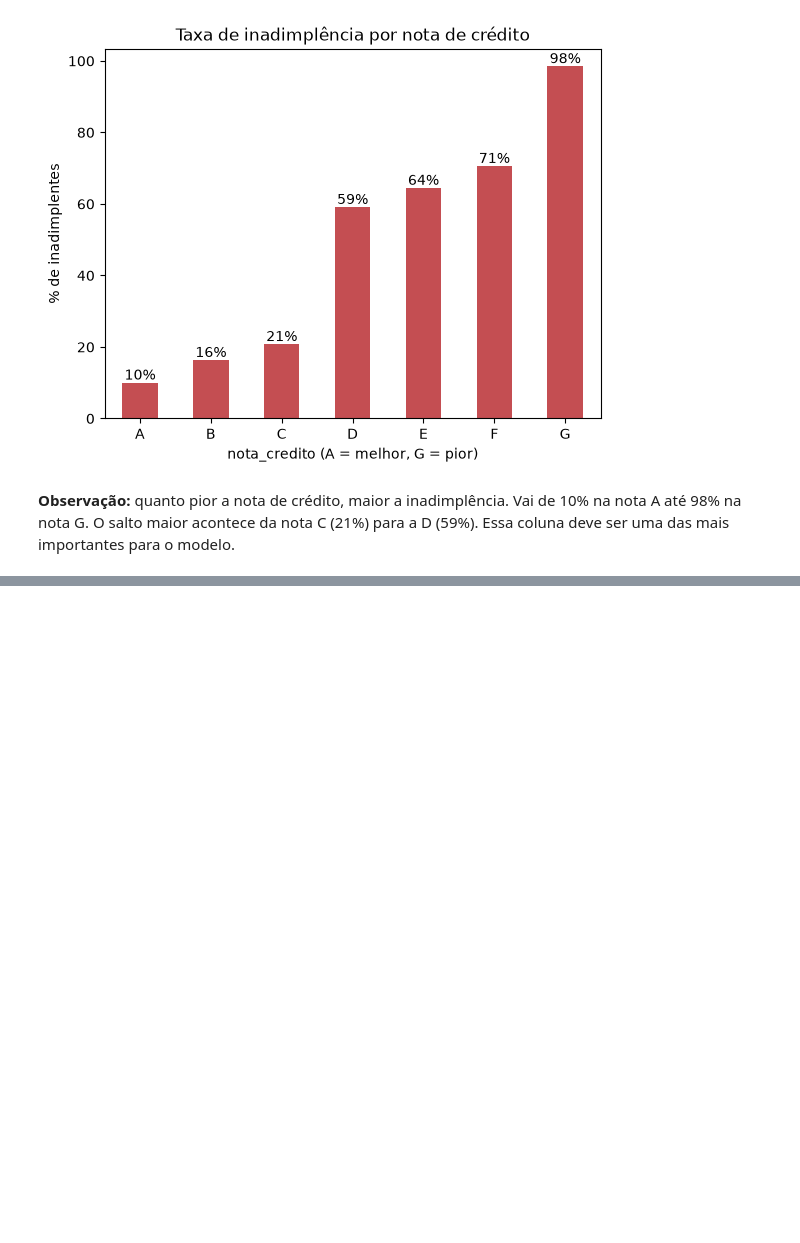
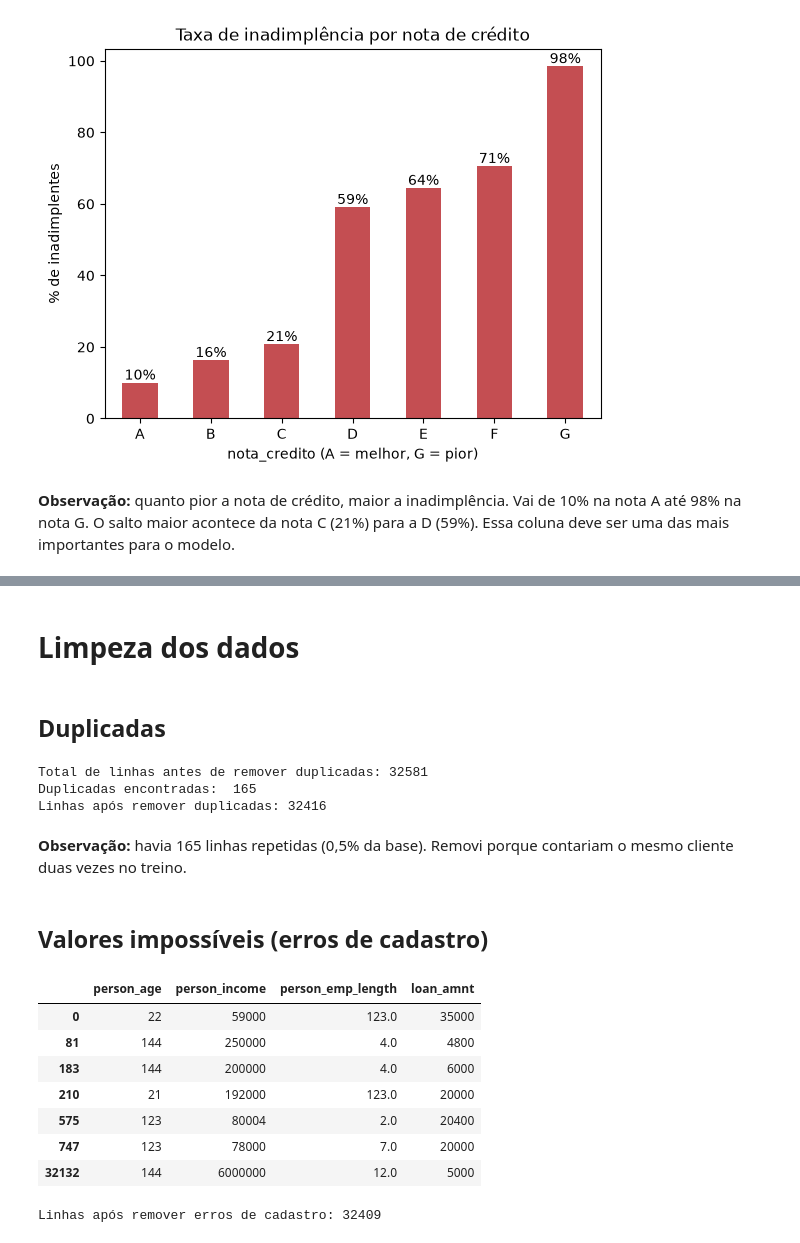
Before and after one commit to LuizPk13/M3_Projeto_Final_Risco_Credito, a Jupyter notebook: notebooks/01_eda_limpeza.ipynb, the cells around one changed output, grey strips where cells are left out. Saved outputs shown, nothing was run; the diff lists cells and outputs as text; code cells hidden in the pictures; blank space fills up the shorter version.

Commit message:
feat: adiciona limpeza de duplicadas, erros de cadastro e analise de nulos

```diff
--- a/notebooks/01_eda_limpeza.ipynb
+++ b/notebooks/01_eda_limpeza.ipynb
@@ -193,2 +193,43 @@ plt.show()
 
 A base tem 32.581 clientes e é desbalanceada (78% adimplentes e 22% inadimplentes), então não vou usar a acurácia como métrica principal e vou tratar o desbalanceamento só no treino. Encontrei valores impossíveis, como idades de até 144 anos e tempo de emprego de 123 anos, que vou remover por serem erros de cadastro. Os outros valores extremos, como rendas altas e idades entre 40 e 80 anos, são reais e vou manter. As colunas `tempo_emprego_anos` e `taxa_juros` têm dados faltando, que vou preencher com a mediana dentro do pipeline, depois de separar treino e teste. Por fim, a nota de crédito, a taxa de juros e o quanto o empréstimo compromete a renda são os sinais mais fortes de inadimplência, o que reforça a criação da feature `comprometimento_renda`.
+# %% [markdown]
+# Limpeza dos dados
+# %% [markdown]
+## Duplicadas
+# %%
+# Conta e remove linha repetidas
+print("Total de linhas antes de remover duplicadas:", len(df_raw))
+print("Duplicadas encontradas: ", df_raw.duplicated().sum())
+
+df = df_raw.drop_duplicates().reset_index(drop=True)
+print("Linhas após remover duplicadas:", len(df))
+# %% [output]
+Total de linhas antes de remover duplicadas: 32581
+Duplicadas encontradas:  165
+Linhas após remover duplicadas: 32416
+# %% [markdown]
+**Observação:** havia 165 linhas repetidas (0,5% da base). Removi porque contariam o mesmo cliente duas vezes no treino.
+# %% [markdown]
+## Valores impossíveis (erros de cadastro)
+# %%
+# Mostra os registros com idade ou tempo de emprego impossíveis
+impossiveis = df[(df["person_age"] > 100) | (df["person_emp_length"] > 60)]
+impossiveis[["person_age", "person_income", "person_emp_length", "loan_amnt"]]
+# %% [output]
+|  | person_age | person_income | person_emp_length | loan_amnt |
+| 0 | 22 | 59000 | 123.0 | 35000 |
+| 81 | 144 | 250000 | 4.0 | 4800 |
+| 183 | 144 | 200000 | 4.0 | 6000 |
+| 210 | 21 | 192000 | 123.0 | 20000 |
+| 575 | 123 | 80004 | 2.0 | 20400 |
+| 747 | 123 | 78000 | 7.0 | 20000 |
+| 32132 | 144 | 6000000 | 12.0 | 5000 |
+# %%
+# Remove esses registros
+# (os nulos de person_emp_length são mantidos: a comparação com NaN dá falso)
+df = df[~((df["person_age"] > 100) | (df["person_emp_length"] > 60))].reset_index(
+    drop=True
+)
+print("Linhas após remover erros de cadastro:", len(df))
+# %% [output]
+Linhas após remover erros de cadastro: 32409
```
Also changed, not shown: parts of 16 cells of this notebook, 1 other file.
